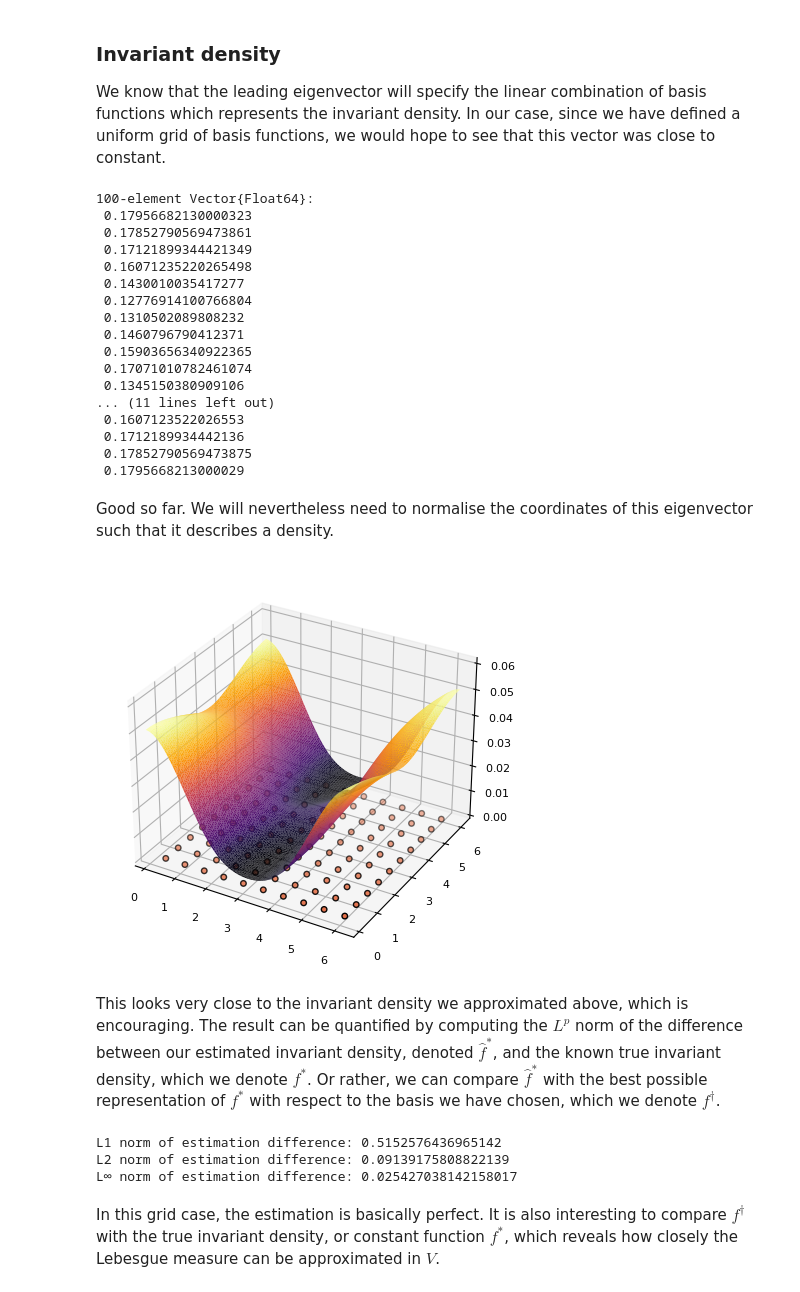
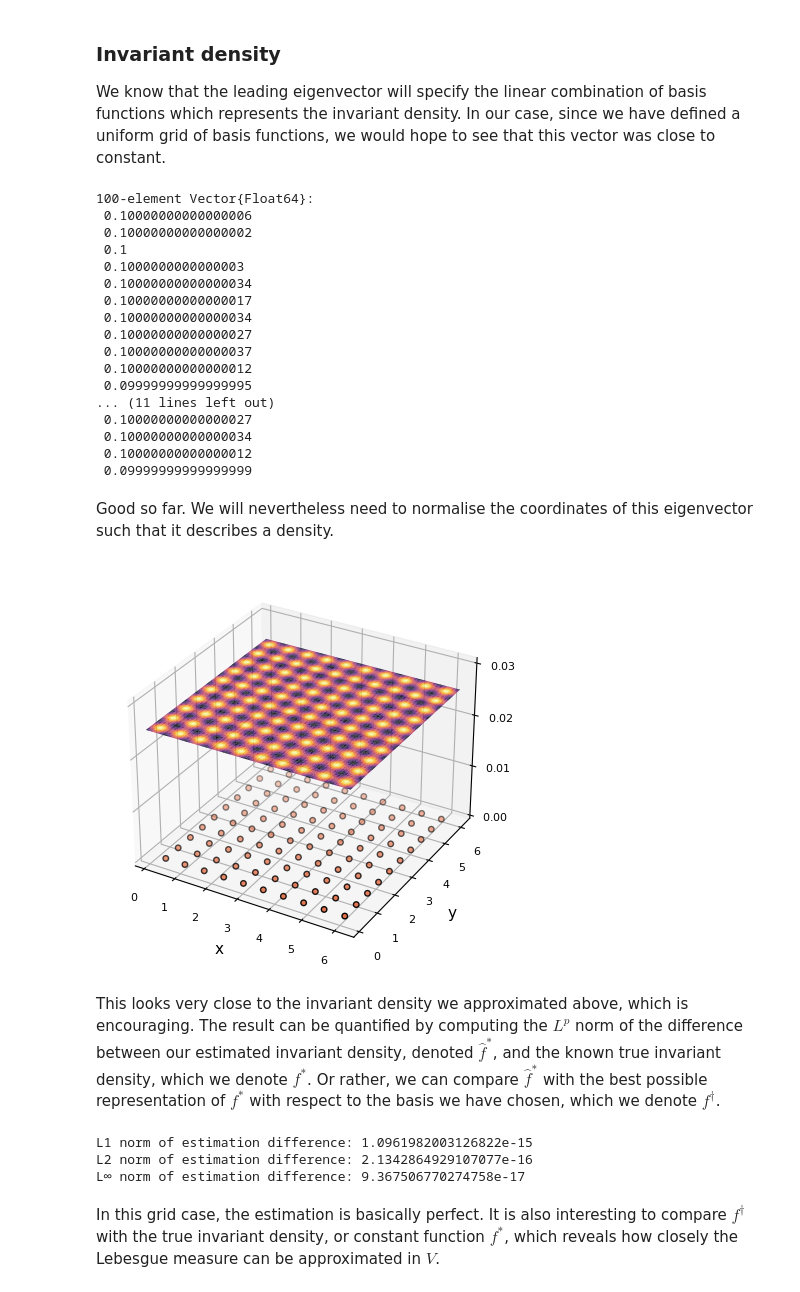
Before and after one commit to rcushen/thesis, a Jupyter notebook: A grid of points, a grid of bases.ipynb, the cells around one changed output. Drawn from its saved outputs; the diff is of its cells as text; code cells hidden in the pictures.

```diff
--- a/A grid of points, a grid of bases.ipynb
+++ b/A grid of points, a grid of bases.ipynb
@@ -29,5 +29,5 @@ sample_size = sample_grid_size ^ 2;
 s = creategrid(0, range, sample_grid_size);
 # %%
 X = s;
-Y = S(X; map_type="wave");
+Y = S(X; map_type="standard");
 # %%
@@ -68,7 +68,7 @@ basis_grid_size = sample_grid_size;
 # %% [markdown]
 The value chosen for $\epsilon$ is an exogenous parameter, and will clearly influence the structure of $V$. To ensure good coverage of the state space, we will set this to be maximum nearest neighbour distance, which is simply the grid interval size. Importantly, this will also affect the value of the integral and normalisation constant $c= \int_X \varphi_k (x) \, \mathrm{d}x = \pi \epsilon^2$.
 # %%
-ϵ = range / basis_grid_size;
+ϵ = 1 * range / basis_grid_size;
 c = π * ϵ^2;
 println("Calculated value for ϵ: $ϵ")
 # %% [output]
@@ -262,22 +267,22 @@ We know that the leading eigenvector will specify the linear combination of basi
 display(α)
 # %% [output]
 100-element Vector{Float64}:
- 0.17956682130000323
- 0.17852790569473861
- 0.17121899344421349
- 0.16071235220265498
- 0.1430010035417277
- 0.12776914100766804
- 0.1310502089808232
- 0.1460796790412371
- 0.15903656340922365
- 0.17071010782461074
- 0.1345150380909106
+ 0.10000000000000006
+ 0.10000000000000002
+ 0.1
+ 0.1000000000000003
+ 0.10000000000000034
+ 0.10000000000000017
+ 0.10000000000000034
+ 0.10000000000000027
+ 0.10000000000000037
+ 0.10000000000000012
+ 0.09999999999999995
 ... (11 lines left out)
- 0.1607123522026553
- 0.1712189934442136
- 0.17852790569473875
- 0.1795668213000029
+ 0.10000000000000027
+ 0.10000000000000034
+ 0.10000000000000012
+ 0.09999999999999999
 # %% [markdown]
 Good so far. We will nevertheless need to normalise the coordinates of this eigenvector such that it describes a density.
 # %%
@@ -288,11 +293,13 @@ estimated_invariant_density_normalised = basis_combination(grid, basis_locs, φ,
 # %%
 surface(grid[:,1], grid[:,2], estimated_invariant_density_normalised;
     legend=false,
+    xlabel="x",
+    ylabel="y",
     zlims=(0, maximum(estimated_invariant_density_normalised)*1.2))
 scatter!(X[:,1], X[:,2], zeros(sample_size))
 savefig("figures/grid_estimate_lebesgue.pdf")
 # %% [output]
-[figure, old version]
+[figure, new version]
 # %% [markdown]
 This looks very close to the invariant density we approximated above, which is encouraging. The result can be quantified by computing the $L^p$ norm of the difference between our estimated invariant density, denoted $\hat{f}^*$, and the known true invariant density, which we denote $f^*$. Or rather, we can compare $\hat{f}^*$ with the best possible representation of $f^*$ with respect to the basis we have chosen, which we denote $f^\dagger$.
 # %%
@@ -306,9 +313,9 @@ println("L1 norm of estimation difference: $estimation_l1")
 println("L2 norm of estimation difference: $estimation_l2")
 println("L∞ norm of estimation difference: $estimation_l∞")
 # %% [output]
-L1 norm of estimation difference: 0.5152576436965142
-L2 norm of estimation difference: 0.09139175808822139
-L∞ norm of estimation difference: 0.025427038142158017
+L1 norm of estimation difference: 1.0961982003126822e-15
+L2 norm of estimation difference: 2.1342864929107077e-16
+L∞ norm of estimation difference: 9.367506770274758e-17
 # %% [markdown]
 In this grid case, the estimation is basically perfect. It is also interesting to compare $f^\dagger$ with the true invariant density, or constant function $f^*$, which reveals how closely the Lebesgue measure can be approximated in $V$.
 # %%
```
Also changed, not shown: parts of 19 cells of this notebook, 4 other files.
